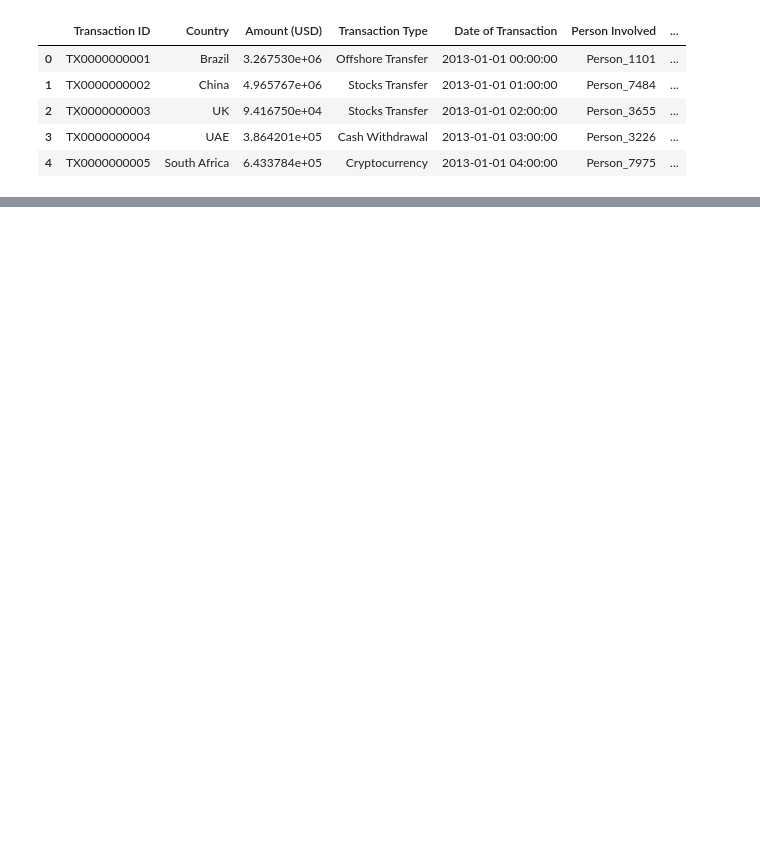
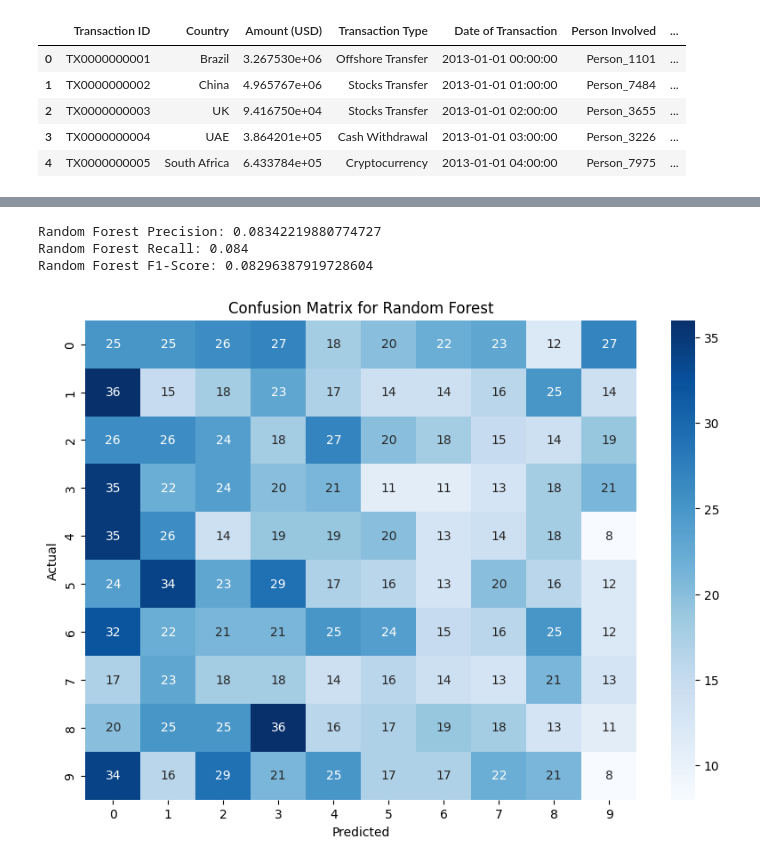
Before and after one commit to arlindgu/dsai-ai-training, a Jupyter notebook: notebook.ipynb, the cells around one changed output, grey strips where cells are left out. Drawn from its saved outputs; the diff is of its cells as text; code cells hidden in the pictures; blank space fills up the shorter version.

```diff
--- a/notebook.ipynb
+++ b/notebook.ipynb
@@ -117,0 +173,28 @@ Feature: Reported by Authority_True, Importance: 0.02
+# %%
+from sklearn.metrics import precision_score, recall_score, f1_score, confusion_matrix
+
+# Calculate precision, recall, and f1-score
+precision_rf = precision_score(y_test, y_pred_rf, average='weighted')
+recall_rf = recall_score(y_test, y_pred_rf, average='weighted')
+f1_rf = f1_score(y_test, y_pred_rf, average='weighted')
+
+# Print the precision, recall, and f1-score
+print(f"Random Forest Precision: {precision_rf}")
+print(f"Random Forest Recall: {recall_rf}")
+print(f"Random Forest F1-Score: {f1_rf}")
+
+# Generate the confusion matrix
+conf_matrix_rf = confusion_matrix(y_test, y_pred_rf)
+
+# Plot the confusion matrix
+plt.figure(figsize=(10, 7))
+sns.heatmap(conf_matrix_rf, annot=True, fmt='d', cmap='Blues')
+plt.xlabel('Predicted')
+plt.ylabel('Actual')
+plt.title('Confusion Matrix for Random Forest')
+plt.show()
+# %% [output]
+Random Forest Precision: 0.08342219880774727
+Random Forest Recall: 0.084
+Random Forest F1-Score: 0.08296387919728604
+[figure, added]
```
Also changed, not shown: parts of 15 cells of this notebook, 1 other file.
